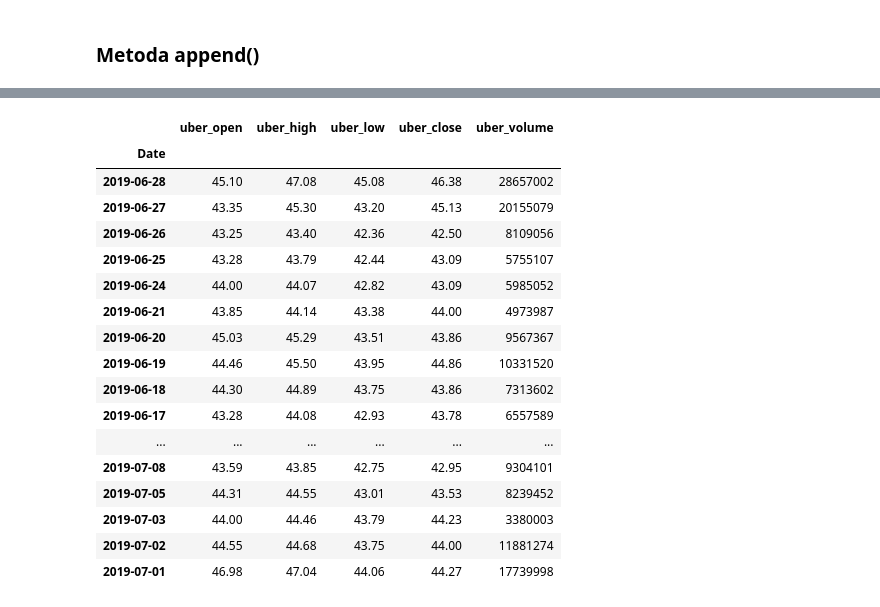
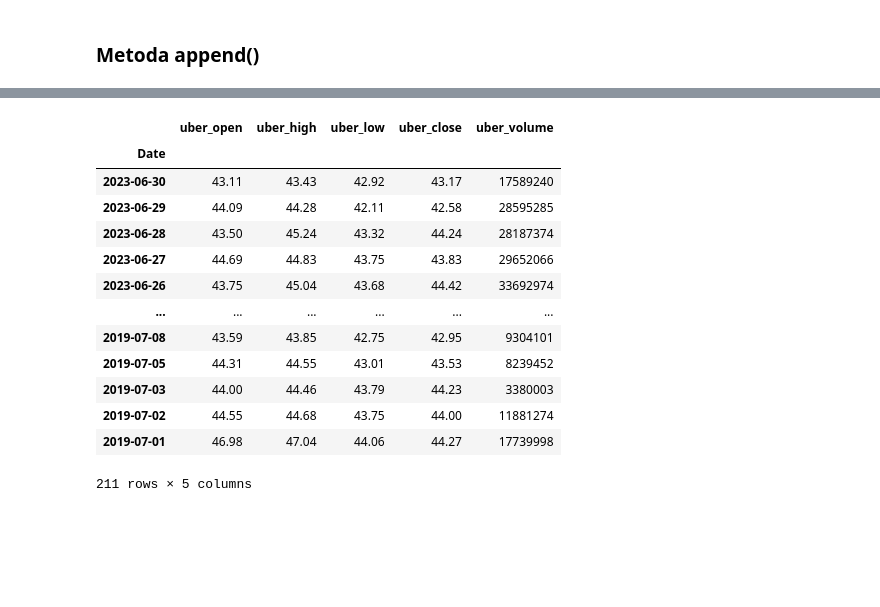
Before and after one commit to radziot/data-science-bootcamp, a Jupyter notebook: 02_analiza_danych/04_laczenie_danych.ipynb, the cells around one changed output, grey strips where cells are left out. Drawn from its saved outputs; the diff is of its cells as text; code cells hidden in the pictures; blank space fills up the shorter version.

```diff
--- a/02_analiza_danych/04_laczenie_danych.ipynb
+++ b/02_analiza_danych/04_laczenie_danych.ipynb
@@ -260,22 +254,18 @@ uber_7
 # %%
-uber_6_7 = uber_6.append(uber_7)
+uber_6_7 = uber_6._append(uber_7)
 uber_6_7
 # %% [output]
 |  | uber_open | uber_high | uber_low | uber_close | uber_volume |
 | Date |  |  |  |  |  |
-| 2019-06-28 | 45.10 | 47.08 | 45.08 | 46.38 | 28657002 |
-| 2019-06-27 | 43.35 | 45.30 | 43.20 | 45.13 | 20155079 |
-| 2019-06-26 | 43.25 | 43.40 | 42.36 | 42.50 | 8109056 |
-| 2019-06-25 | 43.28 | 43.79 | 42.44 | 43.09 | 5755107 |
-| 2019-06-24 | 44.00 | 44.07 | 42.82 | 43.09 | 5985052 |
-| 2019-06-21 | 43.85 | 44.14 | 43.38 | 44.00 | 4973987 |
-| 2019-06-20 | 45.03 | 45.29 | 43.51 | 43.86 | 9567367 |
-| 2019-06-19 | 44.46 | 45.50 | 43.95 | 44.86 | 10331520 |
-| 2019-06-18 | 44.30 | 44.89 | 43.75 | 43.86 | 7313602 |
-| 2019-06-17 | 43.28 | 44.08 | 42.93 | 43.78 | 6557589 |
+| 2023-06-30 | 43.11 | 43.43 | 42.92 | 43.17 | 17589240 |
+| 2023-06-29 | 44.09 | 44.28 | 42.11 | 42.58 | 28595285 |
+| 2023-06-28 | 43.50 | 45.24 | 43.32 | 44.24 | 28187374 |
+| 2023-06-27 | 44.69 | 44.83 | 43.75 | 43.83 | 29652066 |
+| 2023-06-26 | 43.75 | 45.04 | 43.68 | 44.42 | 33692974 |
 | ... | ... | ... | ... | ... | ... |
 | 2019-07-08 | 43.59 | 43.85 | 42.75 | 42.95 | 9304101 |
 | 2019-07-05 | 44.31 | 44.55 | 43.01 | 43.53 | 8239452 |
 | 2019-07-03 | 44.00 | 44.46 | 43.79 | 44.23 | 3380003 |
 | 2019-07-02 | 44.55 | 44.68 | 43.75 | 44.00 | 11881274 |
 | 2019-07-01 | 46.98 | 47.04 | 44.06 | 44.27 | 17739998 |
+211 rows × 5 columns
```
Also changed, not shown: parts of 13 cells of this notebook.
